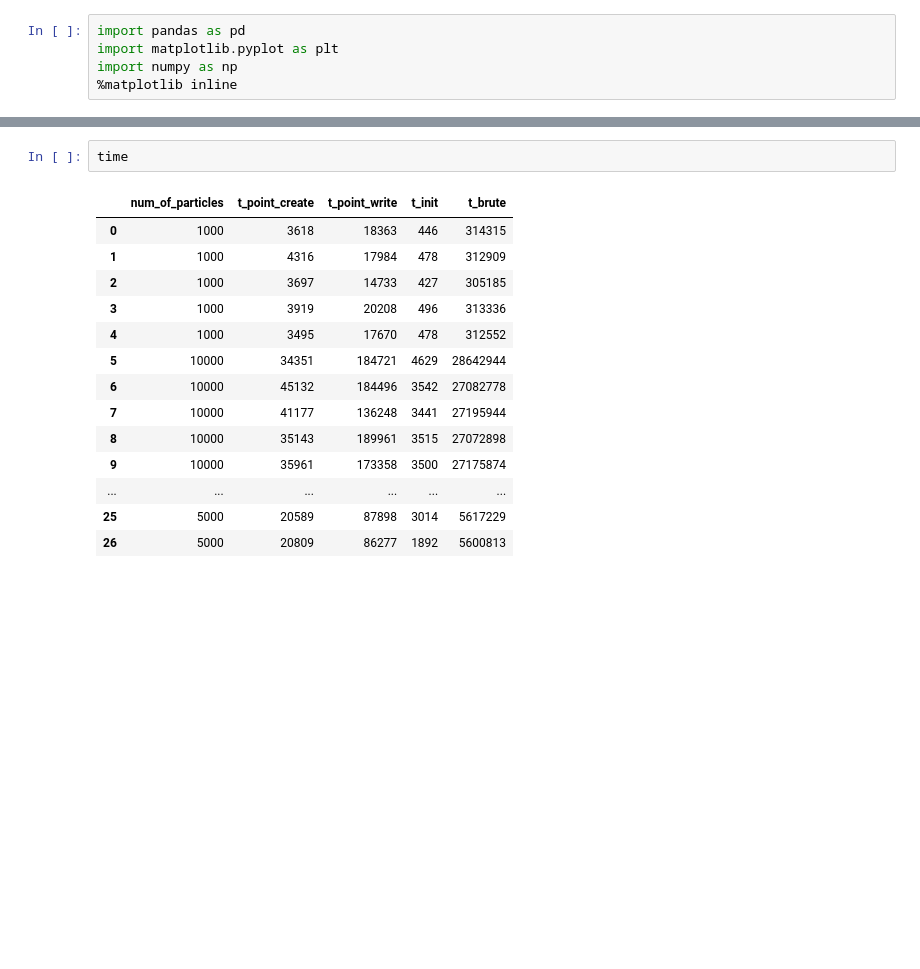
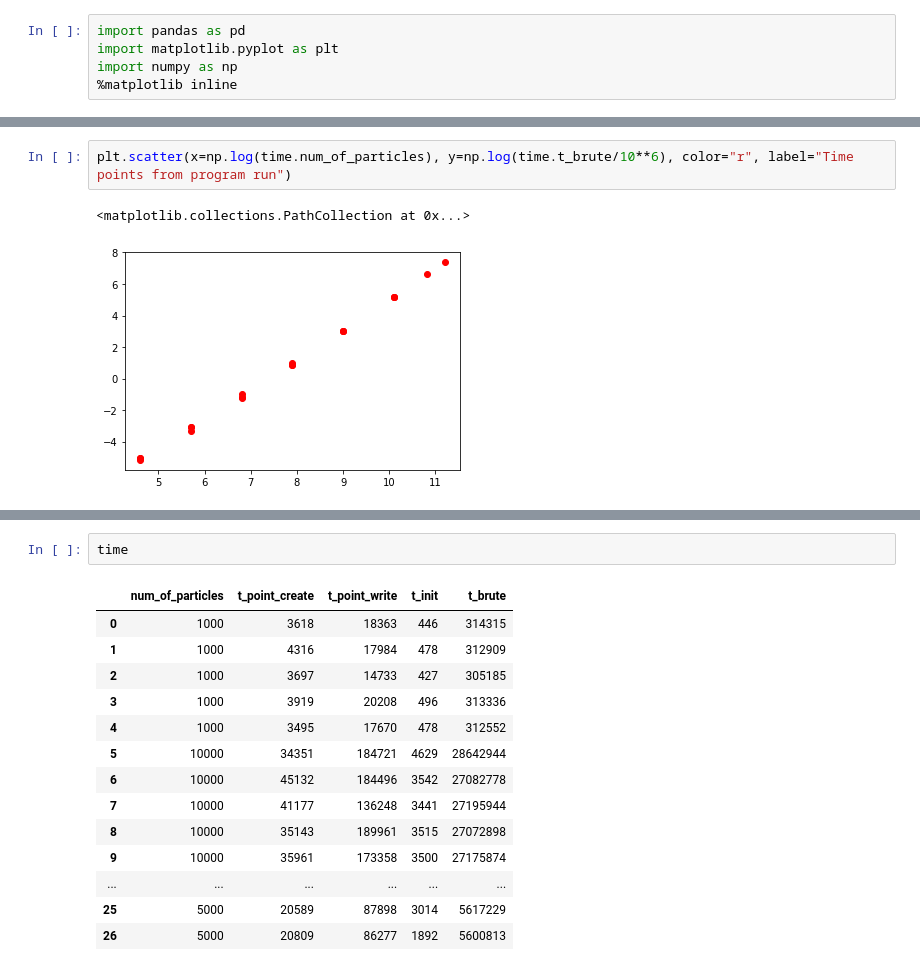
Before and after one commit to pritipriya-dasbehera/NearestNeighbours, a Jupyter notebook: Graphs.ipynb, the cells around one changed output, grey strips where cells are left out. Cells and saved outputs as stored; diff of their text form; blank space fills up the shorter version.

Commit message:
Brute Force Final version with vectors

```diff
--- a/Graphs.ipynb
+++ b/Graphs.ipynb
@@ -22,3 +22,8 @@ plt.savefig("brute.jpg")
+# %%
+plt.scatter(x=np.log(time.num_of_particles), y=np.log(time.t_brute/10**6), color="r", label="Time points from program run")
+# %% [output]
+<matplotlib.collections.PathCollection at 0x...>
+[figure, added]
 # %%
 plt.scatter(time.num_of_particles,time.t_point_create)
 # %% [output]
```
Also changed, not shown: parts of 6 cells of this notebook, 6 other files.
